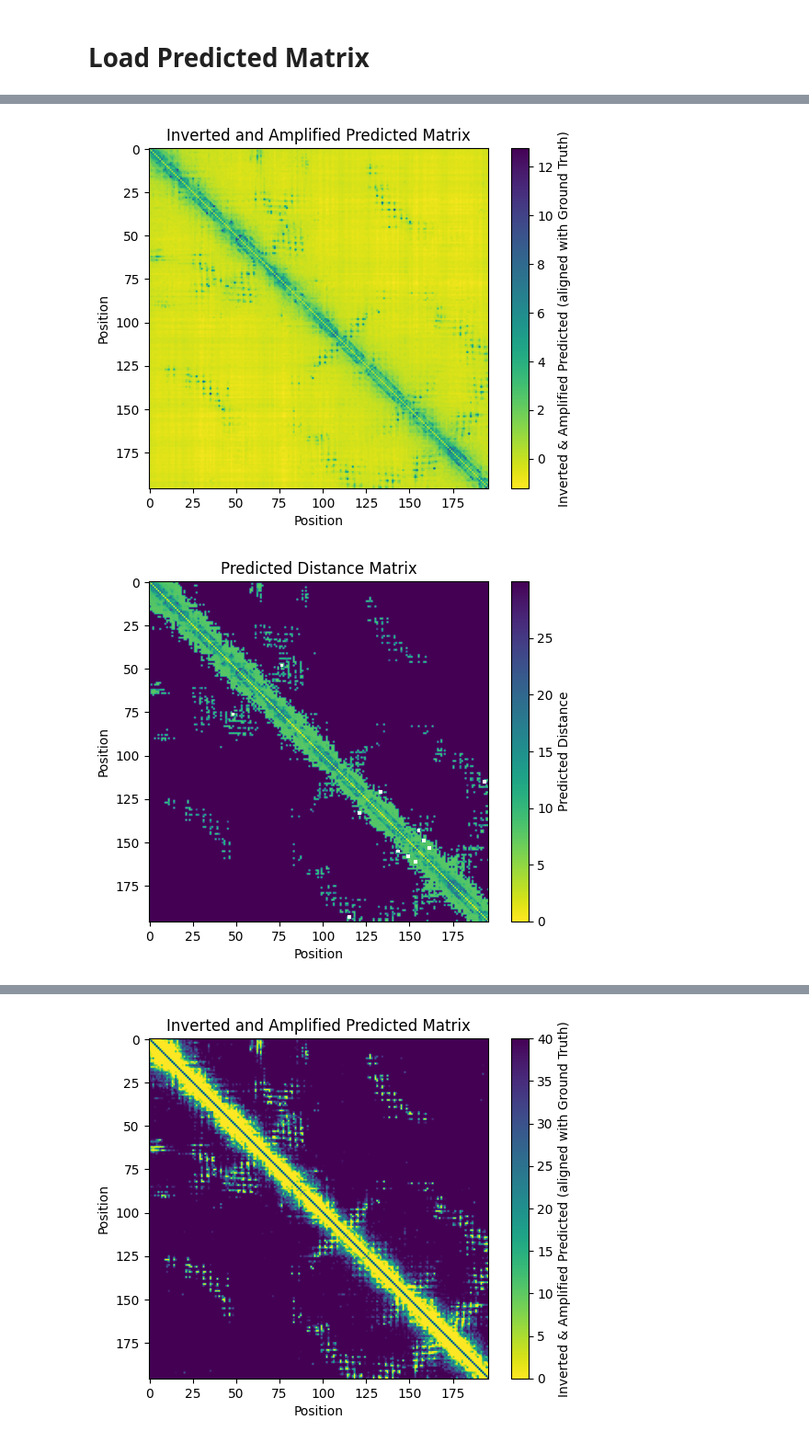
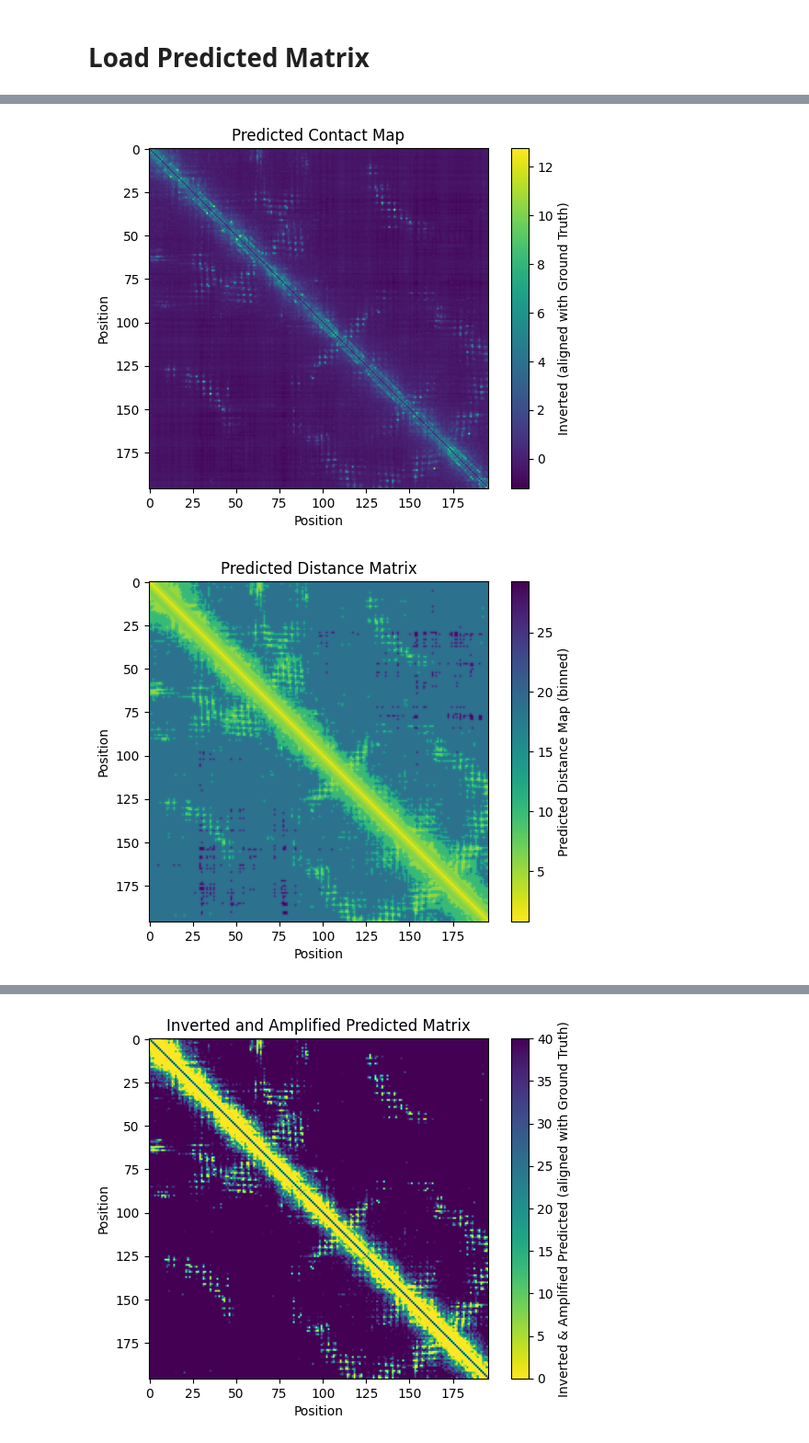
Before and after one commit to LeonHafner/PP2_reliability_score_pred, a Jupyter notebook: iddt.ipynb, the cells around one changed output, grey strips where cells are left out. Shown at 92% size. Drawn from its saved outputs; the diff is of its cells as text; code cells hidden in the pictures.

```diff
--- a/iddt.ipynb
+++ b/iddt.ipynb
@@ -168,25 +357,26 @@ def contact_map_to_distances(contact_map, n_bins=30, min_dist=0.01, max_dist=50.
 # %%
+
 # Plot the result
-plt.imshow(contact_map, cmap="viridis_r")
-plt.colorbar(label="Inverted & Amplified Predicted (aligned with Ground Truth)")
+plt.imshow(contact_map, cmap="viridis")
+plt.colorbar(label="Inverted (aligned with Ground Truth)")
 plt.xlabel("Position")
 plt.ylabel("Position")
-plt.title("Inverted and Amplified Predicted Matrix")
+plt.title("Predicted Contact Map")
 # plt.savefig(f"amplified_test/map_{af}_{max_gt}")
 # plt.clf()
 plt.show()
 # %% [output]
-[figure, old version]
+[figure, new version]
 # %%
-distance = contact_map_to_distances(contact_map)
+distance = contact_map_to_distances(contact_map_normalized)
 plt.imshow(distance[0], cmap="viridis_r")
-plt.colorbar(label="Predicted Distance")
+plt.colorbar(label="Predicted Distance Map (binned)")
 plt.xlabel("Position")
 plt.ylabel("Position")
 plt.title("Predicted Distance Matrix")
 plt.show()
 # %% [output]
-[figure, old version]
+[figure, new version]
 # %%
 mapped_matrix_predict = np.where(distance[0] > threshold_value, new_value, distance[0])
 
```
Also changed, not shown: parts of 16 cells of this notebook, 2 other files.
